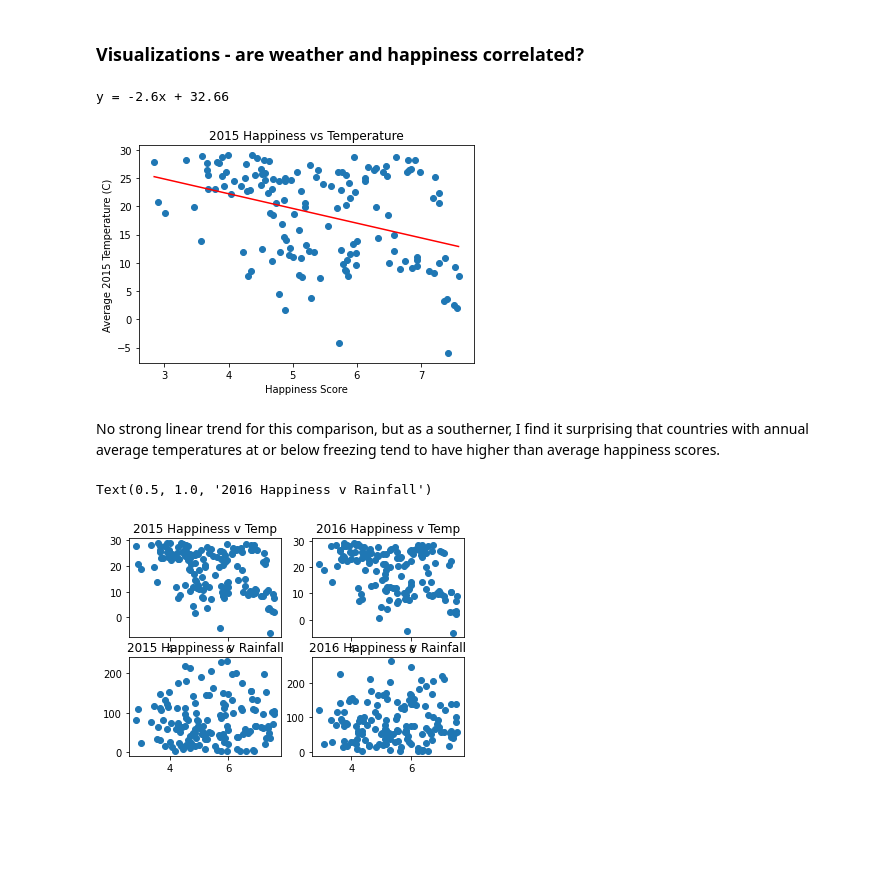
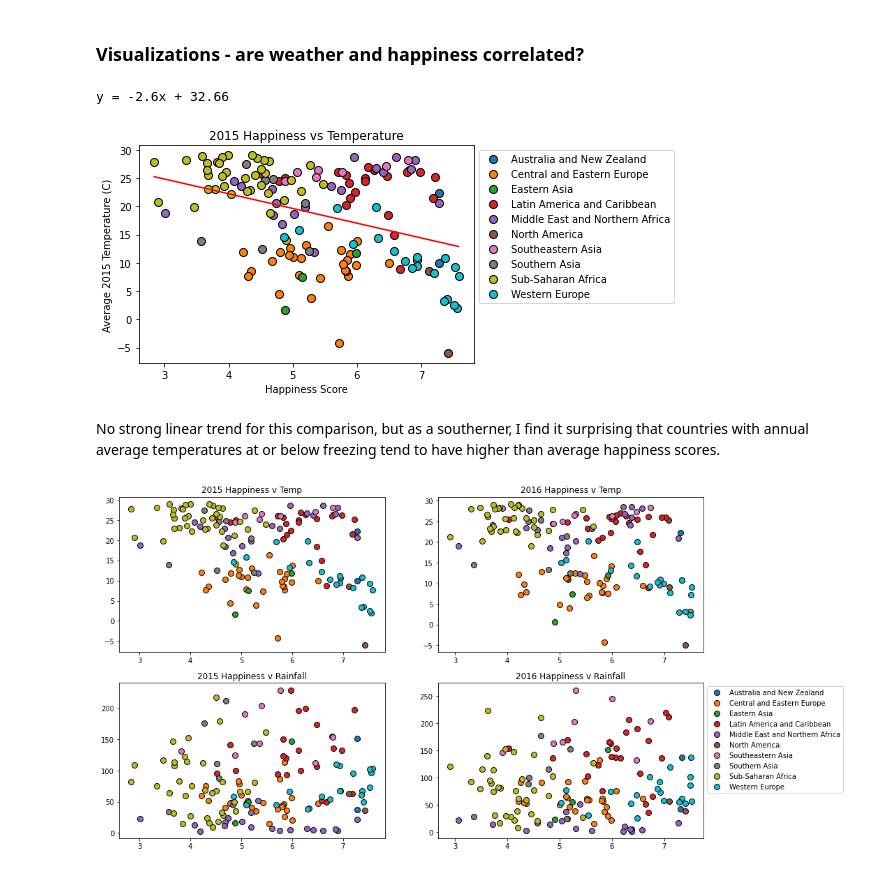
Before and after one commit to kylejamar06/HapPyWorld, a Jupyter notebook: Weather.ipynb, the cells around one changed output. Saved outputs shown, nothing was run; the diff lists cells and outputs as text; code cells hidden in the pictures; blank space fills up the shorter version.

Commit message:
clean up code, comments, plots, create .pngs

```diff
--- a/Weather.ipynb
+++ b/Weather.ipynb
@@ -101,36 +96,58 @@ both_df_2016.head()
 # %% [markdown]
 ### Visualizations - are weather and happiness correlated?
 # %%
+#group by region
+by_regions_2015 = both_df_2015.groupby("Region")
+by_regions_2016 = both_df_2016.groupby("Region")
+
+for index, group in by_regions_2015:
+
+    ax = plt.plot(group["Happiness Score"], group["Temp"], marker="o", linestyle="",
+             label=index, markersize=8, markeredgecolor="black")
+    plt.legend(bbox_to_anchor=(1.0, 1.0), loc='upper left')
+
 x_values = both_df_2015['Happiness Score']
 y_values = both_df_2015['Temp']
 (slope, intercept, rvalue, pvalue, stderr) = linregress(x_values, y_values)
 regress_values = x_values * slope + intercept
 line_eq = "y = " + str(round(slope,2)) + "x + " + str(round(intercept,2))
 print(line_eq)
-plt.scatter(x_values,y_values)
+
 plt.plot(x_values,regress_values,"r-")
 plt.title('2015 Happiness vs Temperature')
 plt.xlabel('Happiness Score')
 plt.ylabel('Average 2015 Temperature (C)')
-plt.show()
+plt.savefig('2015_Happy_Temp')
 # %% [output]
 y = -2.6x + 32.66
-[figure, old version]
+[figure, new version]
 # %% [markdown]
 No strong linear trend for this comparison, but as a southerner, I find it surprising that countries with annual average temperatures at or below freezing tend to have higher than average happiness scores.
 # %%
-fig, axs = plt.subplots(2, 2)
-axs[0, 0].scatter(x_values, y_values)
+#Now create plots for 2016, and for rainfall
+fig, axs = plt.subplots(2, 2, figsize=(15,9))
+
+for index, group in by_regions_2015:
+    axs[0, 0].plot(group["Happiness Score"], group["Temp"], marker="o", linestyle="",
+             label=index, markersize=8, markeredgecolor="black")
 axs[0, 0].set_title("2015 Happiness v Temp")
 
-axs[0, 1].scatter(both_df_2016['Happiness Score'], both_df_2016['Temp'])
+for index, group in by_regions_2016:
+    axs[0, 1].plot(group["Happiness Score"], group["Temp"], marker="o", linestyle="",
+             label=index, markersize=8, markeredgecolor="black")
 axs[0, 1].set_title("2016 Happiness v Temp")
 
-axs[1, 0].scatter(both_df_2015['Happiness Score'], both_df_2015['Rainfall (mm)'])
+for index, group in by_regions_2015:
+    axs[1, 0].plot(group["Happiness Score"], group["Rainfall (mm)"], marker="o", linestyle="",
+             label=index, markersize=8, markeredgecolor="black")
 axs[1, 0].set_title("2015 Happiness v Rainfall")
 
-axs[1, 1].scatter(both_df_2016['Happiness Score'], both_df_2016['Rainfall (mm)'])
+for index, group in by_regions_2016:
+    axs[1, 1].plot(group["Happiness Score"], group["Rainfall (mm)"], marker="o", linestyle="",
+             label=index, markersize=8, markeredgecolor="black")
 axs[1, 1].set_title("2016 Happiness v Rainfall")
+
+plt.legend(bbox_to_anchor=(1.0, 1.0), loc='upper left')
+plt.savefig("HappyRainTemp")
 # %% [output]
-Text(0.5, 1.0, '2016 Happiness v Rainfall')
-[figure, old version]
+[figure, new version]
```
Also changed, not shown: parts of 5 cells of this notebook, 3 other files.
